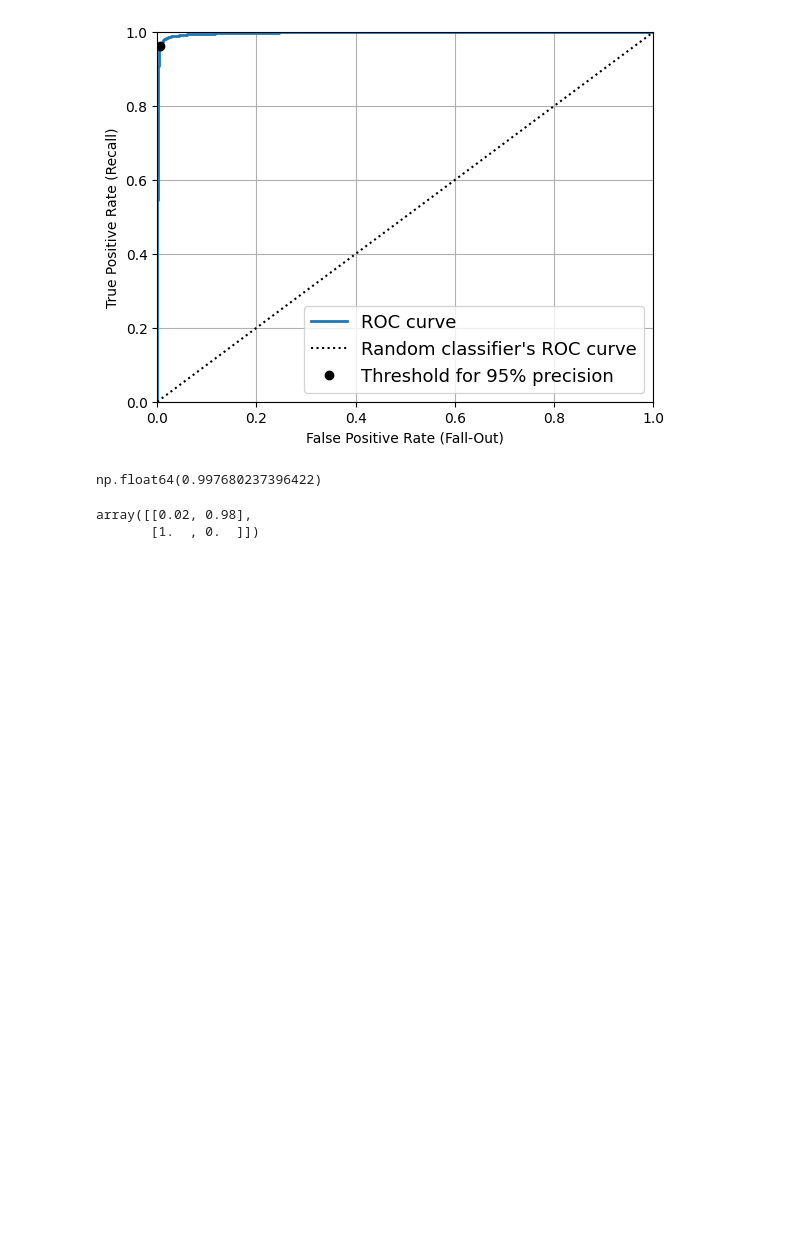
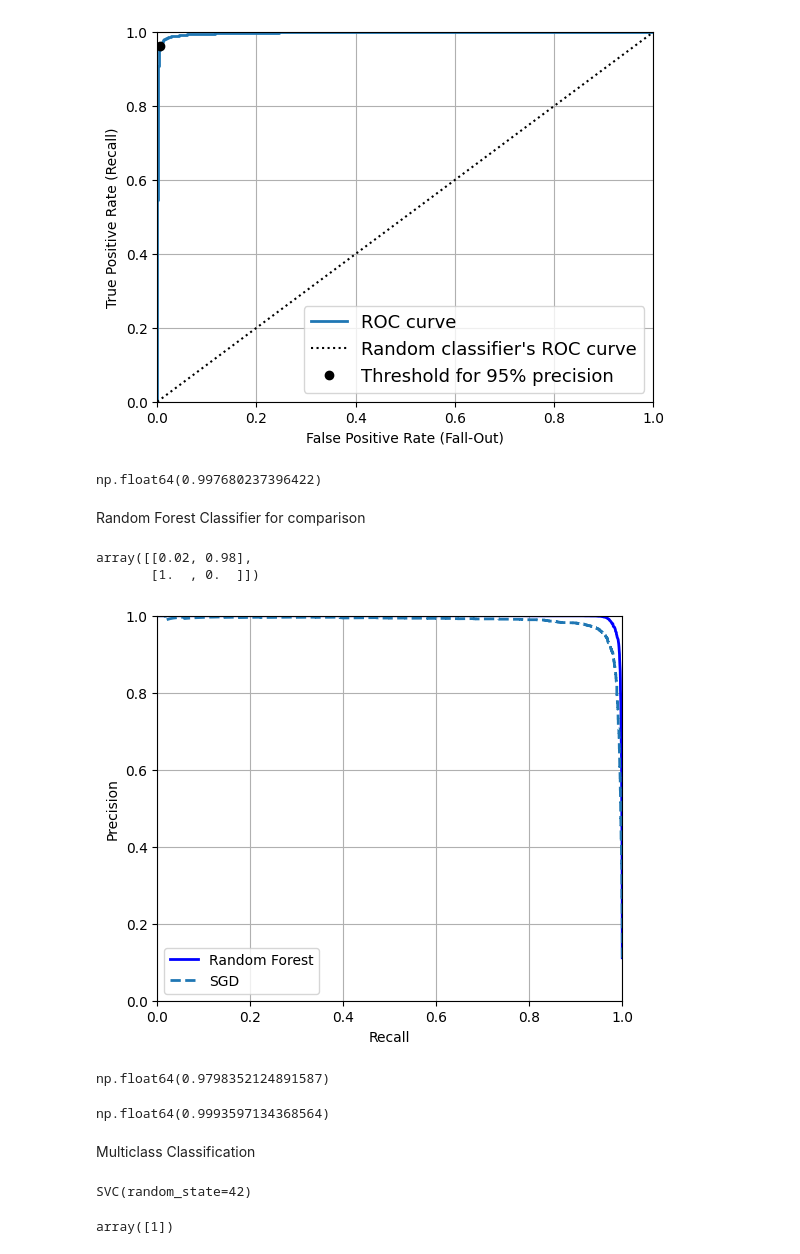
Before and after one commit to Kristianerik/MNSIT-Digit-Recognizer, a Jupyter notebook: MNIST-Digit-Recognizer.ipynb, the cells around one changed output. Saved outputs shown, nothing was run; the diff lists cells and outputs as text; code cells hidden in the pictures; blank space fills up the shorter version.

Commit message:
Added multiclass classification and error analysis

```diff
--- a/MNIST-Digit-Recognizer.ipynb
+++ b/MNIST-Digit-Recognizer.ipynb
@@ -142,4 +142,8 @@ y_first_digit_pred
 array([False])
 # %%
 y_scores = cross_val_predict(sgd_clf, X_train, y_train_1, cv = 3, method = 'decision_function')
+# %%
+from sklearn.metrics import precision_recall_curve
+
+precisions, recalls, thresholds = precision_recall_curve(y_train_1, y_scores)
 # %%
@@ -224,6 +226,8 @@ from sklearn.metrics import roc_auc_score
 roc_auc_score(y_train_1, y_scores)
 # %% [output]
 np.float64(0.997680237396422)
+# %% [markdown]
+Random Forest Classifier for comparison
 # %%
 from sklearn.ensemble import RandomForestClassifier
 forest_clf = RandomForestClassifier(random_state=42)
@@ -233,3 +237,45 @@ y_probas_forest[:2]
 # %% [output]
 array([[0.02, 0.98],
        [1.  , 0.  ]])
+# %%
+y_scores_forest = y_probas_forest[:,1]
+precisions_forest, recalls_forest, thresholds_forest = precision_recall_curve(y_train_1, y_scores_forest)
+# %%
+plt.figure(figsize=(6, 5))
+
+plt.plot(recalls_forest, precisions_forest, "b-", linewidth=2,
+         label="Random Forest")
+plt.plot(recalls, precisions, "--", linewidth=2, label="SGD")
+
+
+plt.xlabel("Recall")
+plt.ylabel("Precision")
+plt.axis([0, 1, 0, 1])
+plt.grid()
+plt.legend(loc="lower left")
+
+plt.show()
+# %% [output]
+[figure, added]
+# %%
+y_train_pred_forest = y_probas_forest[:,1] >= 0.5
+f1_score(y_train_1, y_train_pred_forest)
+# %% [output]
+np.float64(0.9798352124891587)
+# %%
+roc_auc_score(y_train_1, y_scores_forest)
+# %% [output]
+np.float64(0.9993597134368564)
+# %% [markdown]
+Multiclass Classification
+# %%
+from sklearn.svm import SVC
+
+svm_clf = SVC(random_state=42)
+svm_clf.fit(X_train[:2000], y_train[:2000])
+# %% [output]
+SVC(random_state=42)
+# %%
+svm_clf.predict([first_digit])
+# %% [output]
+array([1])
```
Also changed, not shown: parts of 18 cells of this notebook.
